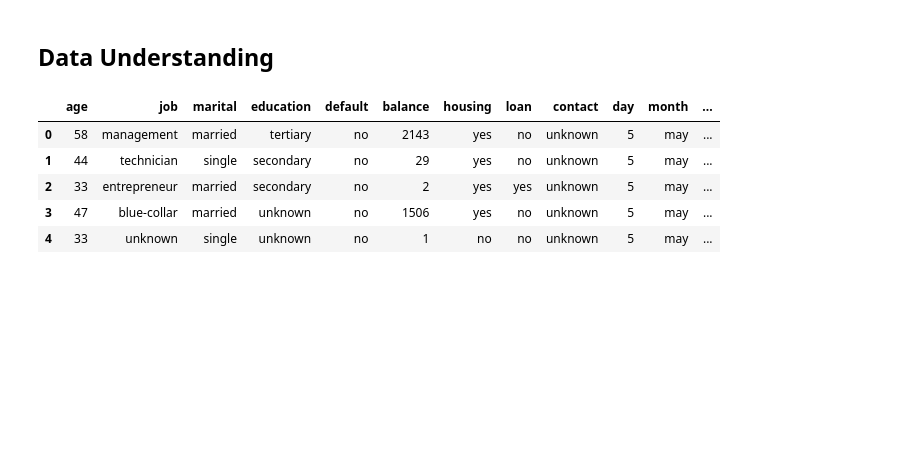
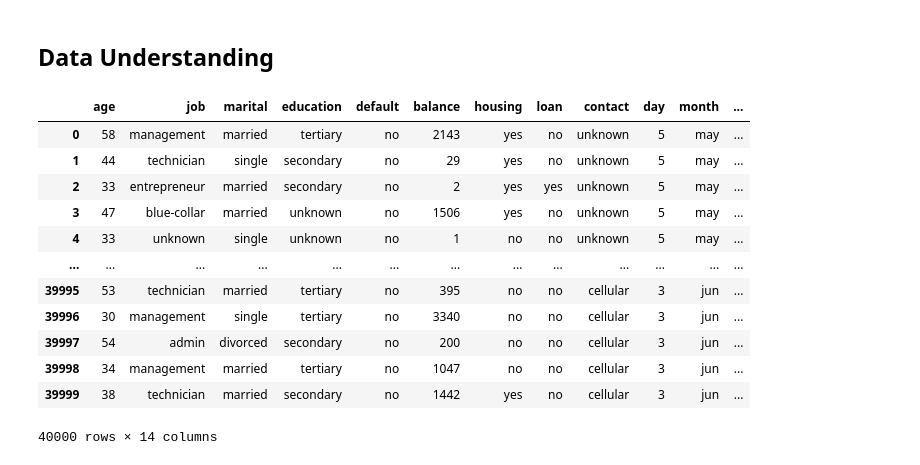
Before and after one commit to anwar-kamil/NWLceTnRe0F1psqH, a Jupyter notebook: notebooks/Term_Deposit_Notebook.ipynb, the cells around one changed output. Saved outputs shown, nothing was run; the diff lists cells and outputs as text; code cells hidden in the pictures; blank space fills up the shorter version.

Commit message:
Data cleansing, feature scaling

```diff
--- a/notebooks/Term_Deposit_Notebook.ipynb
+++ b/notebooks/Term_Deposit_Notebook.ipynb
@@ -32,10 +94,17 @@ def auto_eda(df, title):
 # %%
-df = load_data("term-deposit-marketing-2020.csv")
-df.head()
+df = load_data("../data/raw/term-deposit-marketing-2020.csv")
+df
 # %% [output]
 |  | age | job | marital | education | default | balance | housing | loan | contact | day | month | ... |
 | 0 | 58 | management | married | tertiary | no | 2143 | yes | no | unknown | 5 | may | ... |
 | 1 | 44 | technician | single | secondary | no | 29 | yes | no | unknown | 5 | may | ... |
 | 2 | 33 | entrepreneur | married | secondary | no | 2 | yes | yes | unknown | 5 | may | ... |
 | 3 | 47 | blue-collar | married | unknown | no | 1506 | yes | no | unknown | 5 | may | ... |
 | 4 | 33 | unknown | single | unknown | no | 1 | no | no | unknown | 5 | may | ... |
+| ... | ... | ... | ... | ... | ... | ... | ... | ... | ... | ... | ... | ... |
+| 39995 | 53 | technician | married | tertiary | no | 395 | no | no | cellular | 3 | jun | ... |
+| 39996 | 30 | management | single | tertiary | no | 3340 | no | no | cellular | 3 | jun | ... |
+| 39997 | 54 | admin | divorced | secondary | no | 200 | no | no | cellular | 3 | jun | ... |
+| 39998 | 34 | management | married | tertiary | no | 1047 | no | no | cellular | 3 | jun | ... |
+| 39999 | 38 | technician | married | secondary | no | 1442 | yes | no | cellular | 3 | jun | ... |
+40000 rows × 14 columns
```
Also changed, not shown: parts of 17 cells of this notebook, 1 other file.
